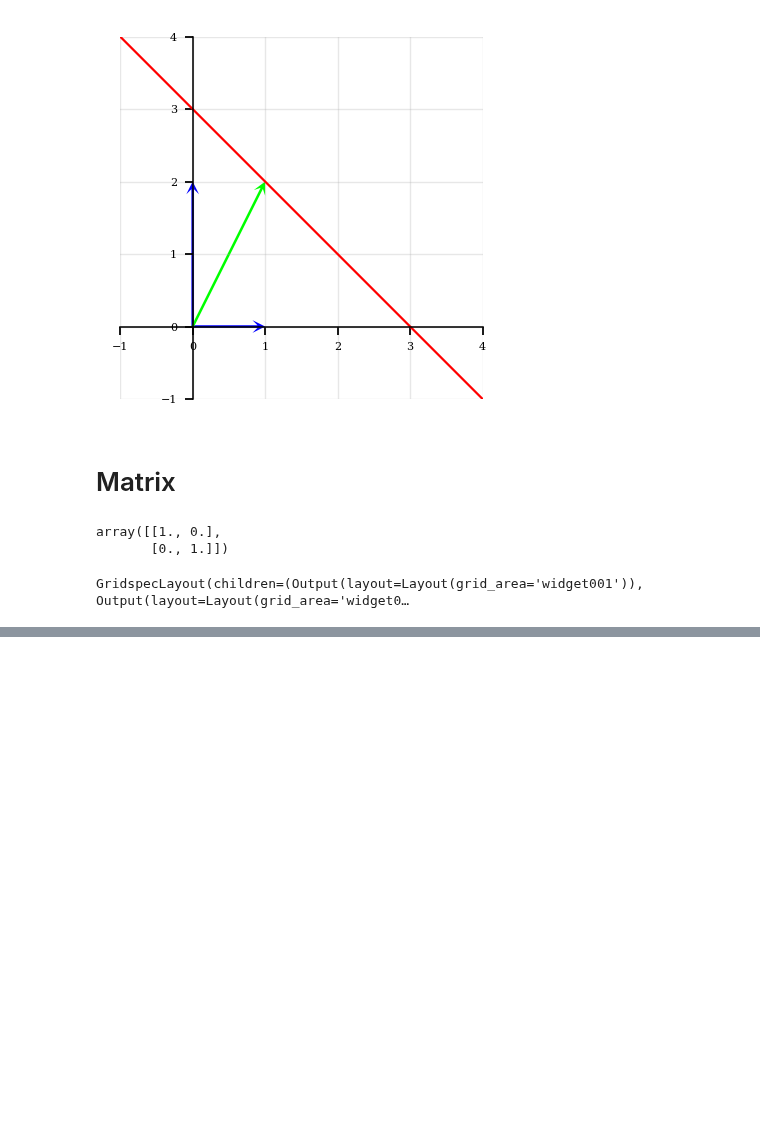
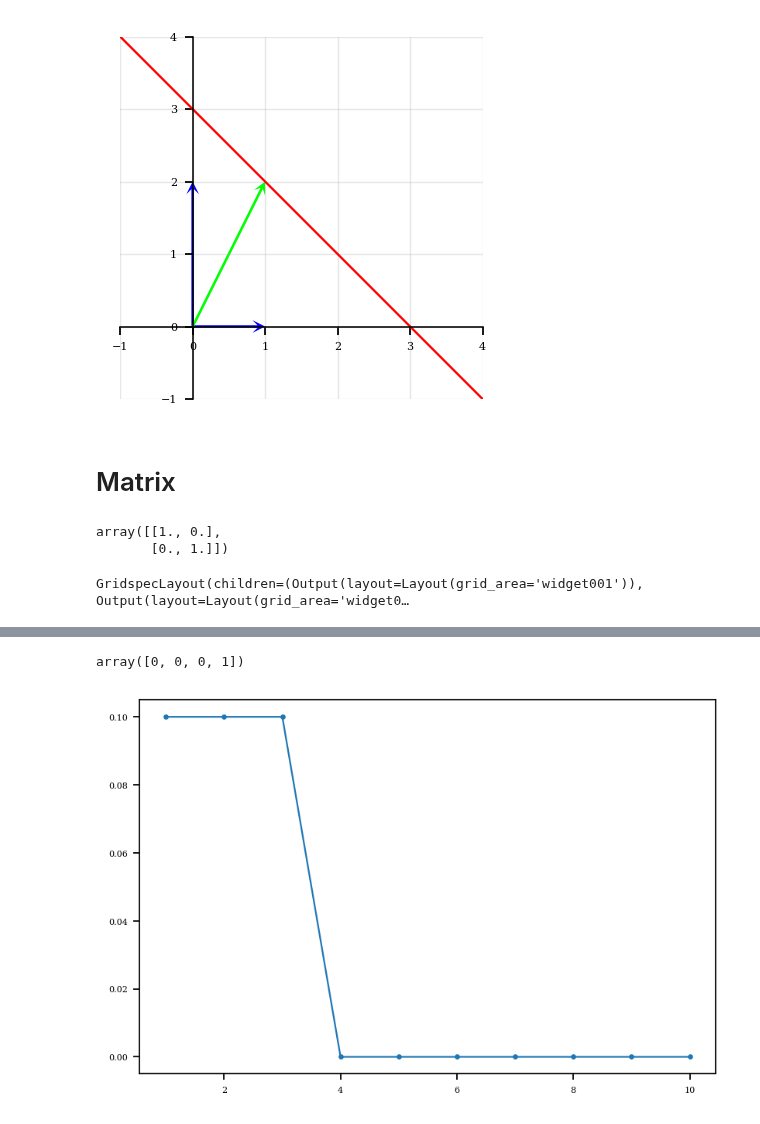
Before and after one commit to nockchun/rsnet, a Jupyter notebook: lecture_source/machine_learning/fundamentals/0101_perceptron.ipynb, the cells around one changed output, grey strips where cells are left out. Saved outputs shown, nothing was run; the diff lists cells and outputs as text; code cells hidden in the pictures; blank space fills up the shorter version.

Commit message:
add learning code

```diff
--- a/lecture_source/machine_learning/fundamentals/0101_perceptron.ipynb
+++ b/lecture_source/machine_learning/fundamentals/0101_perceptron.ipynb
@@ -243,0 +244,44 @@ test, test.dot(transX)
+# %%
+X = [
+    [0, 0],
+    [0, 1],
+    [1, 0],
+    [1, 1],
+]
+y = [0, 0, 0, 1]
+# %%
+class Learning(object):
+    def __init__(self, learningRate=0.1, randomState=1):
+        self.learningRate = learningRate
+        self.bias = 0.5
+        rgen = np.random.RandomState(randomState)
+        self.w = np.array(rgen.normal(loc=0.0, scale=0.01, size=2))
+        self.errors = []
+
+    def fit(self, X, y):
+        predicted = self.prediction(X)
+        errors = 0
+        for label, pred in zip(y, predicted):
+            errors += label - pred
+        update = self.learningRate * errors
+        self.errors.append(update)
+        self.w += update
+
+    def prediction(self, values):
+        production = values.dot(self.w) - self.bias
+        return np.where(production <= 0, 0, 1)
+# %%
+learng = Learning()
+# %%
+for _ in range(10):
+    learng.fit(np.array(X), np.array(y))
+# %%
+learng.prediction(np.array(X))
+# %% [output]
+array([0, 0, 0, 1])
+# %%
+import matplotlib.pyplot as plt
+plt.plot(range(1, len(learng.errors)+1), learng.errors, marker=".")
+plt.show()
+# %% [output]
+[figure, added]
```
Also changed, not shown: parts of 4 cells of this notebook.
